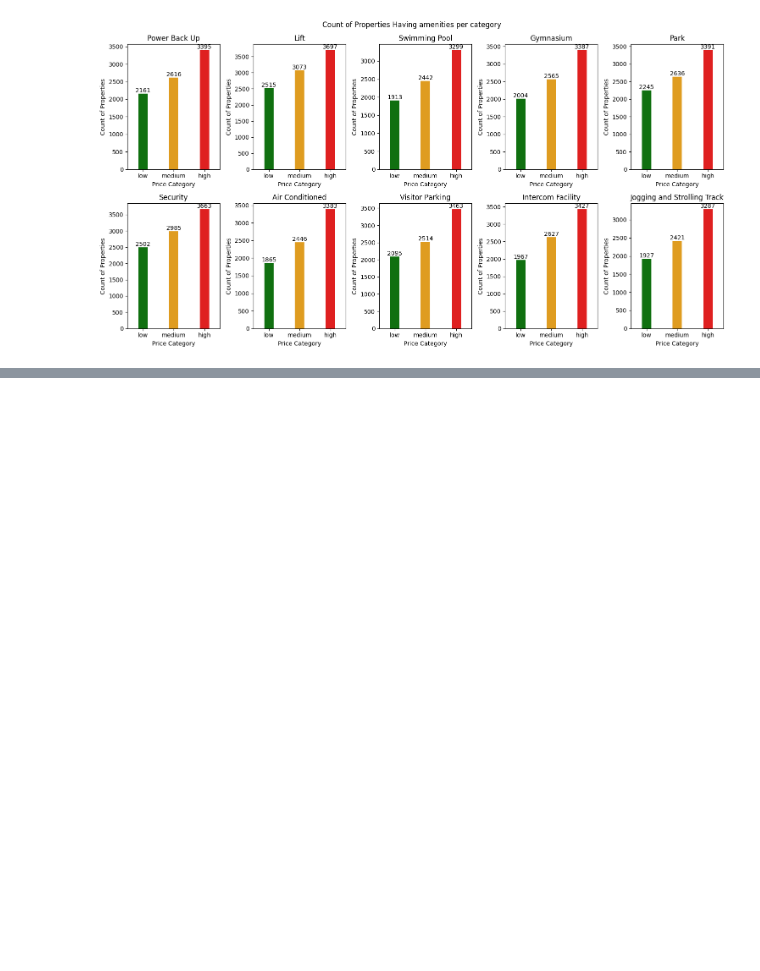
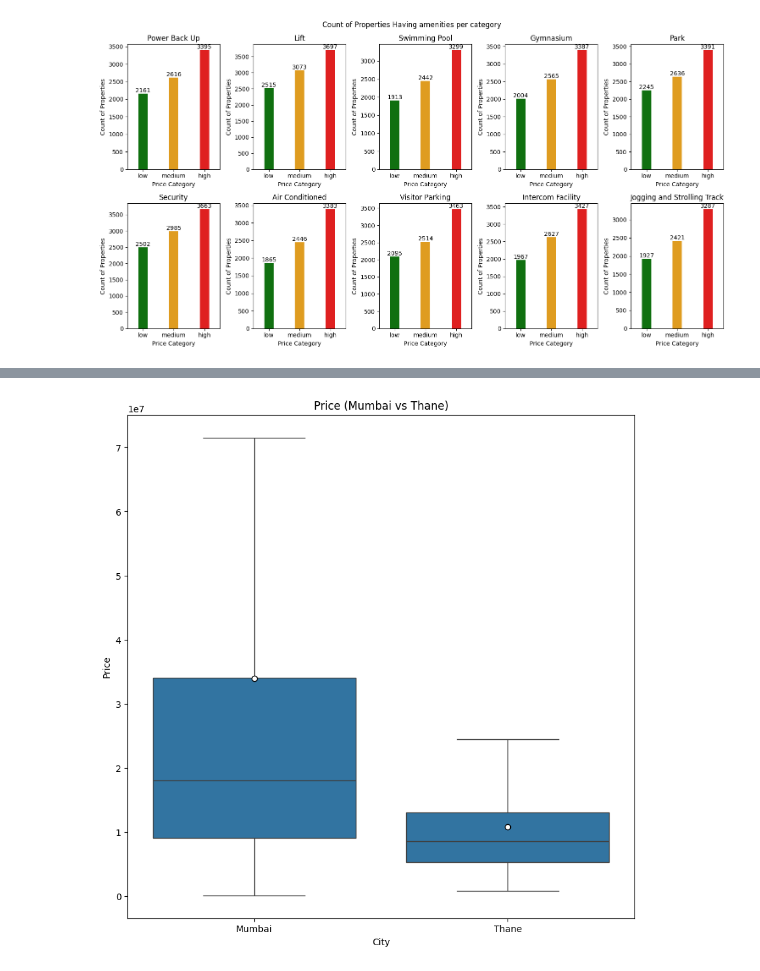
Before and after one commit to Data-Analytics-IIITH/Data-Visualization, a Jupyter notebook: assignment1_3.ipynb, the cells around one changed output, grey strips where cells are left out. Saved outputs shown, nothing was run; the diff lists cells and outputs as text; code cells hidden in the pictures; blank space fills up the shorter version.

```diff
--- a/assignment1_3.ipynb
+++ b/assignment1_3.ipynb
@@ -343,0 +415,9 @@ plt.show()
+# %%
+subset = df[(df['City'] == 'Thane') | (df['City'] == 'Mumbai')]
+
+fig, ax = plt.subplots(1, 1, figsize=(10, 10))
+Plotter.plot_box_plot(ax, df=subset, title='Price (Mumbai vs Thane)', target_field_1='City', target_filed_2='Price')
+
+plt.show()
+# %% [output]
+[figure, added]
```
Also changed, not shown: parts of 5 cells of this notebook.
